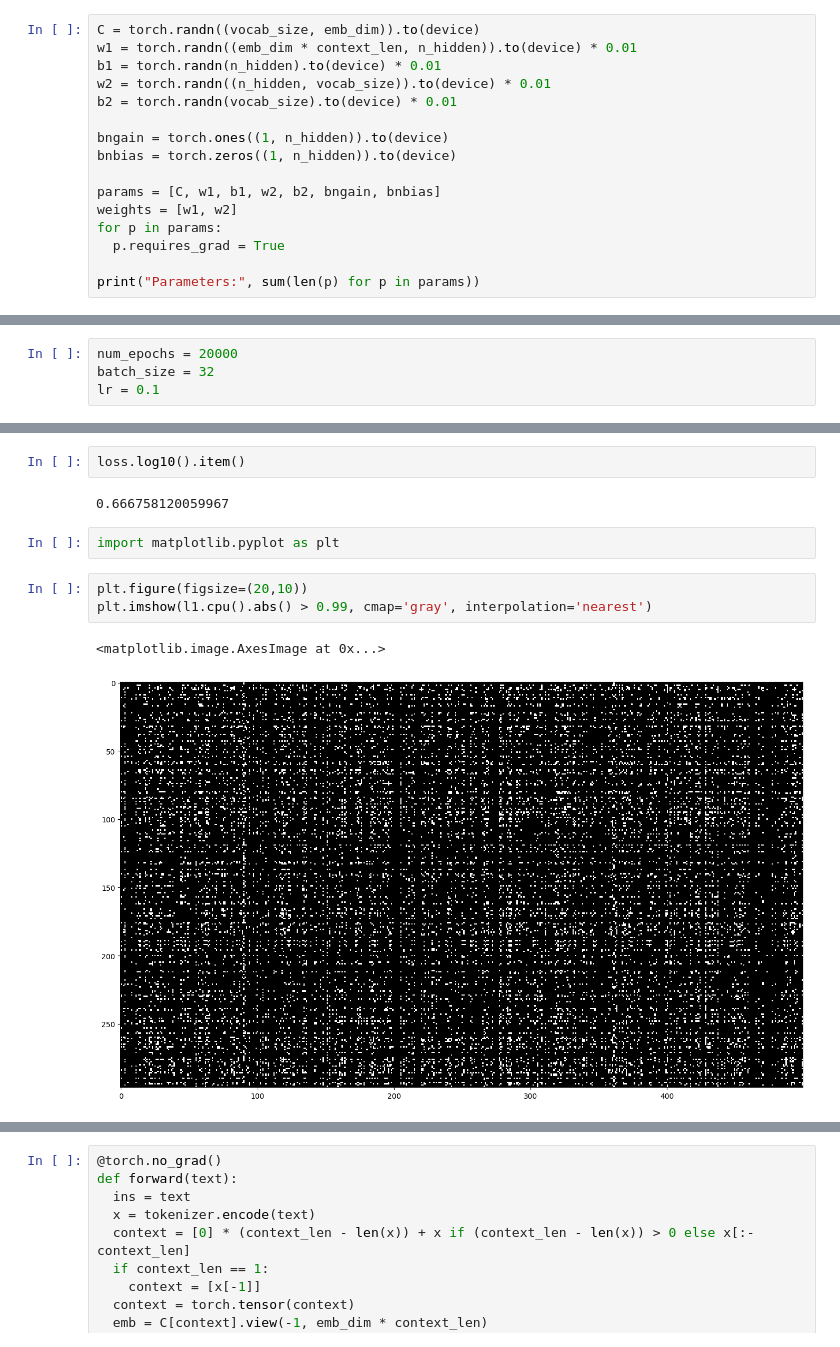
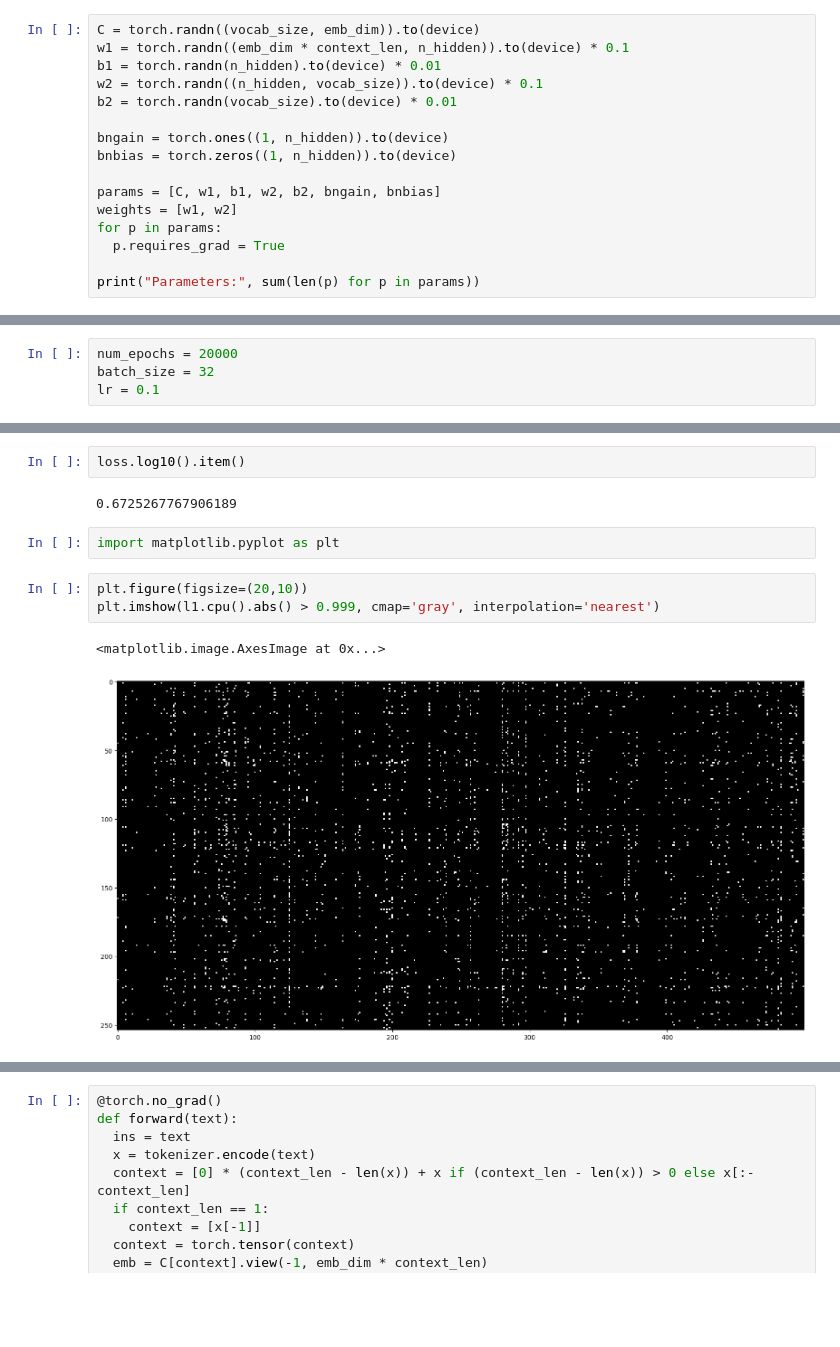
Before and after one commit to Trickshotblaster/nn-practices, a Jupyter notebook: actual_words.ipynb, the cells around one changed output, grey strips where cells are left out. Saved outputs shown, nothing was run; the diff lists cells and outputs as text; blank space fills up the shorter version.

```diff
--- a/actual_words.ipynb
+++ b/actual_words.ipynb
@@ -127,9 +127,9 @@ def make_batch(batch):
 n_hidden = 500
 # %%
 C = torch.randn((vocab_size, emb_dim)).to(device)
-w1 = torch.randn((emb_dim * context_len, n_hidden)).to(device) * 0.01
+w1 = torch.randn((emb_dim * context_len, n_hidden)).to(device) * 0.1
 b1 = torch.randn(n_hidden).to(device) * 0.01
-w2 = torch.randn((n_hidden, vocab_size)).to(device) * 0.01
+w2 = torch.randn((n_hidden, vocab_size)).to(device) * 0.1
 b2 = torch.randn(vocab_size).to(device) * 0.01
 
 bngain = torch.ones((1, n_hidden)).to(device)
@@ -196,15 +196,15 @@ for epoch in range(num_epochs):
 # %%
 loss.log10().item()
 # %% [output]
-0.666758120059967
+0.6725267767906189
 # %%
 import matplotlib.pyplot as plt
 # %%
 plt.figure(figsize=(20,10))
-plt.imshow(l1.cpu().abs() > 0.99, cmap='gray', interpolation='nearest')
+plt.imshow(l1.cpu().abs() > 0.999, cmap='gray', interpolation='nearest')
 # %% [output]
 <matplotlib.image.AxesImage at 0x...>
-[figure, old version]
+[figure, new version]
 # %%
 plt.hist(l1.view(-1).tolist())
 # %% [output]
```
Also changed, not shown: parts of 6 cells of this notebook.
